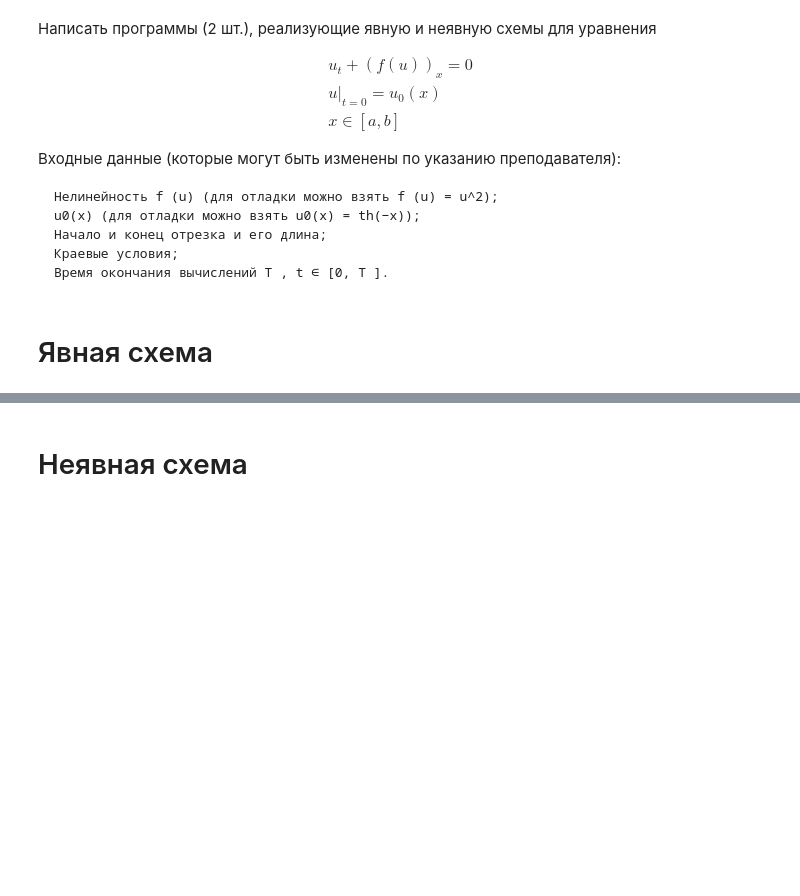
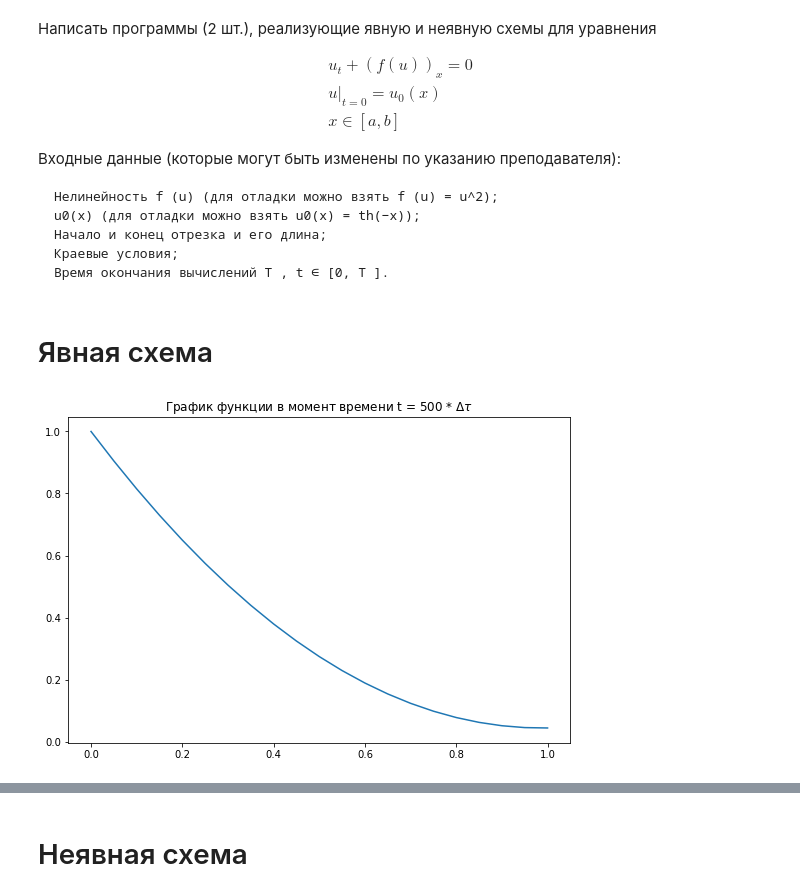
Before and after one commit to Chpel/Study_3, a Jupyter notebook: Нелинейка/Дз_по_нелинейке.ipynb, the cells around one changed output, grey strips where cells are left out. Saved outputs shown, nothing was run; the diff lists cells and outputs as text; code cells hidden in the pictures; blank space fills up the shorter version.

```diff
--- a/Нелинейка/Дз_по_нелинейке.ipynb
+++ b/Нелинейка/Дз_по_нелинейке.ipynb
@@ -52,7 +77,7 @@ def F(u):
 def F_u(u):
     return 2
 # %%
-from numpy.testing import assert_allclose
-
-w_x, u_0 = heat_expl(lambda x: x ** 2, lambda x: (0 - 2 * x) ** 2, lambda x: (1 - 2 * x) ** 2, F, 10,
-                     alpha=0., beta=1., tau=0.005, T=2)
+w_x, u_0 = heat_expl_danilov(lambda x: x ** 2, lambda t: (0 - 2 * t) ** 2, F_u, 20,
+                     alpha=0., beta=1., tau=0.001, T=0.5)
+# %% [output]
+[figure, added]
```
Also changed, not shown: parts of 7 cells of this notebook.
